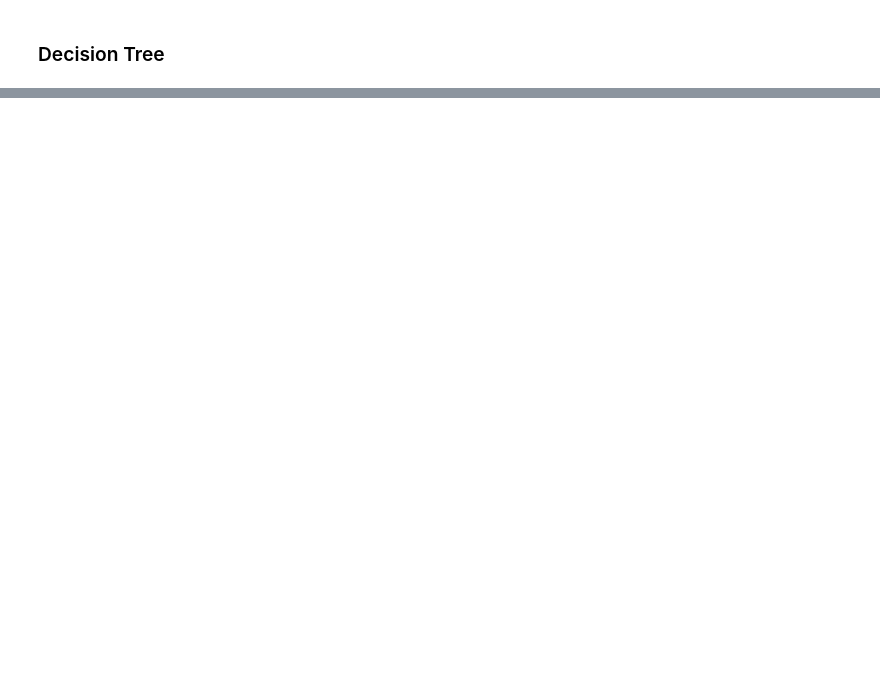
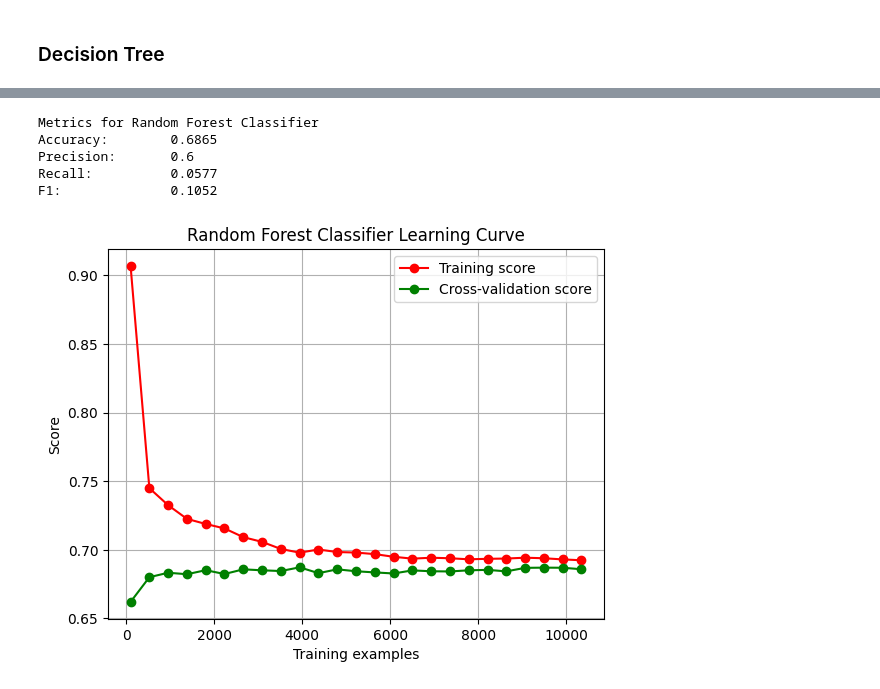
Before and after one commit to randmon/ucll_ti_data_and_ai_group_assignments, a Jupyter notebook: Assignment 3/modelling.ipynb, the cells around one changed output, grey strips where cells are left out. Drawn from its saved outputs; the diff is of its cells as text; code cells hidden in the pictures; blank space fills up the shorter version.

```diff
--- a/Assignment 3/modelling.ipynb
+++ b/Assignment 3/modelling.ipynb
@@ -384,4 +209,0 @@ y_pred = clf.predict(x_test)
-# %%
-plot_learning_curve(clf, clf.classes_, x_train, y_train)
-plot_confusion_matrix(clf, y_test, y_pred)
-print_metrics(y_test, y_pred, "SVC poly")
@@ -394,9 +209,0 @@ F1 score SVC poly: 0.005063291139240506
-# %%
-y_train = np.ravel(y_train)
-clf = SVC(kernel='sigmoid')
-clf = clf.fit(x_train, y_train)
-y_pred = clf.predict(x_test)
-# %%
-plot_learning_curve(clf, clf.classes_, x_train, y_train)
-plot_confusion_matrix(clf, y_test, y_pred)
-print_metrics(y_test, y_pred, "sigmoid")
@@ -478,0 +225,12 @@ F1 Score: 0.2975121826109259
+# %%
+random_forest.print_metrics()
+# %% [output]
+Metrics for Random Forest Classifier
+Accuracy:        0.6865
+Precision:       0.6
+Recall:          0.0577
+F1:              0.1052
+# %%
+random_forest.plot_learning_curve()
+# %% [output]
+[figure, added]
```
Also changed, not shown: parts of 85 cells of this notebook, 2 other files.
